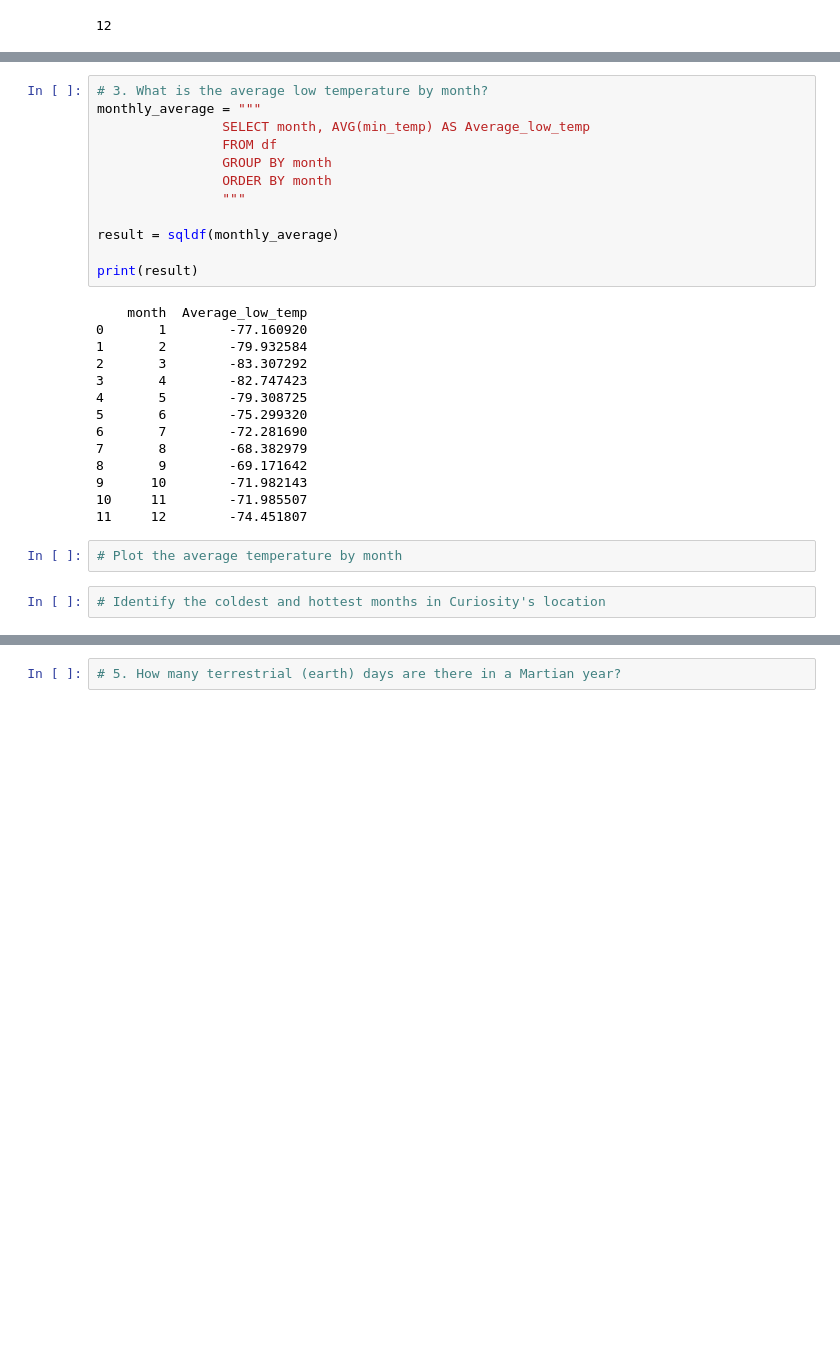
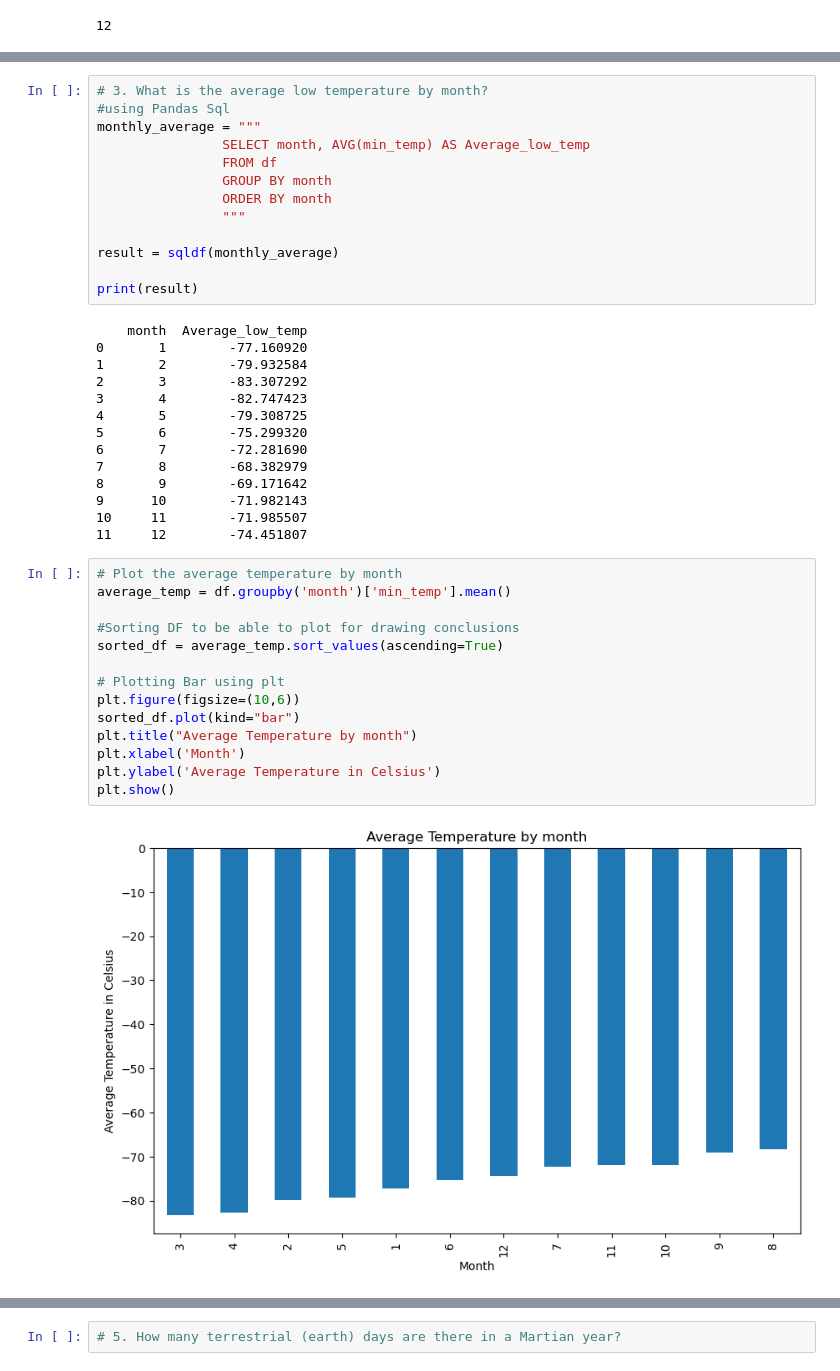
Before and after one commit to rdeshir10/Data_Collection_BeautifulSoup, a Jupyter notebook: part_2_mars_weather.ipynb, the cells around one changed output, grey strips where cells are left out. Saved outputs shown, nothing was run; the diff lists cells and outputs as text; blank space fills up the shorter version.

Commit message:
Only last Plot left. Completed all other questions

```diff
--- a/part_2_mars_weather.ipynb
+++ b/part_2_mars_weather.ipynb
@@ -157,6 +158,7 @@ print(result)
 0          1867
 # %%
 # 3. What is the average low temperature by month?
+#using Pandas Sql
 monthly_average = """
                 SELECT month, AVG(min_temp) AS Average_low_temp
                 FROM df
@@ -181,7 +183,19 @@ print(result)
 9      10        -71.982143
 10     11        -71.985507
 11     12        -74.451807
-# %%
-# Plot the average temperature by month
-# %%
-# Identify the coldest and hottest months in Curiosity's location
+# %%
+# Plot the average temperature by month
+average_temp = df.groupby('month')['min_temp'].mean()
+
+#Sorting DF to be able to plot for drawing conclusions
+sorted_df = average_temp.sort_values(ascending=True)
+
+# Plotting Bar using plt
+plt.figure(figsize=(10,6))
+sorted_df.plot(kind="bar")
+plt.title("Average Temperature by month")
+plt.xlabel('Month')
+plt.ylabel('Average Temperature in Celsius')
+plt.show()
+# %% [output]
+[figure, added]
```
Also changed, not shown: parts of 6 cells of this notebook, 1 other file.
